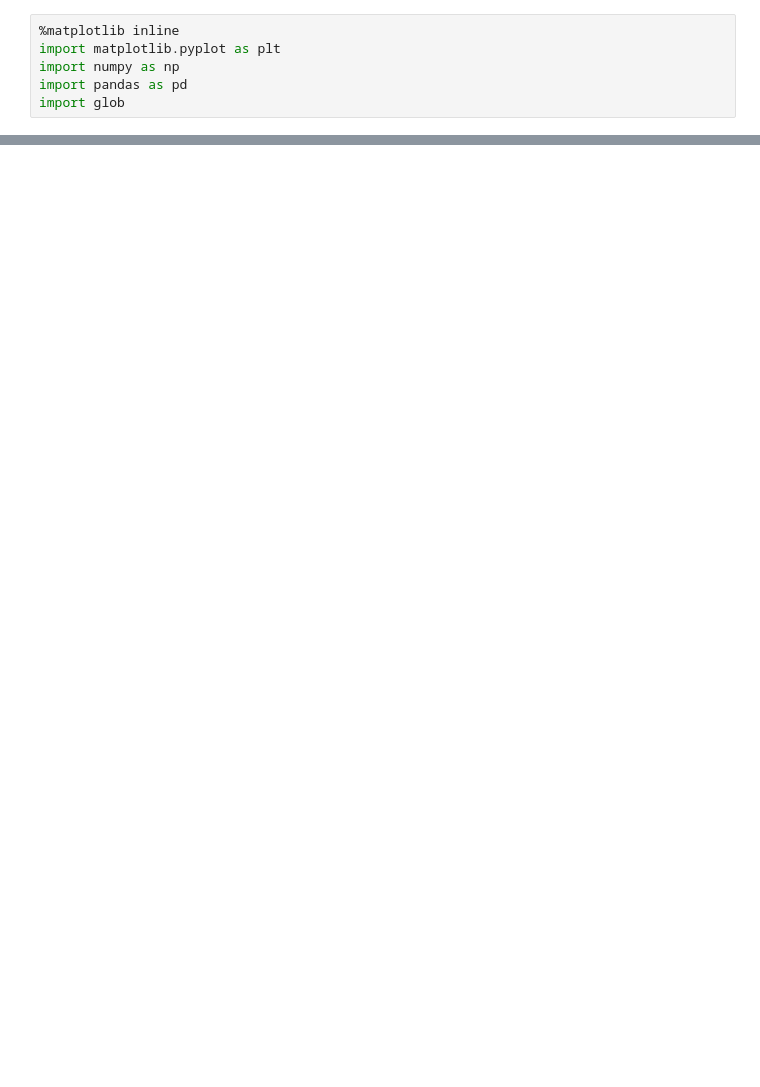
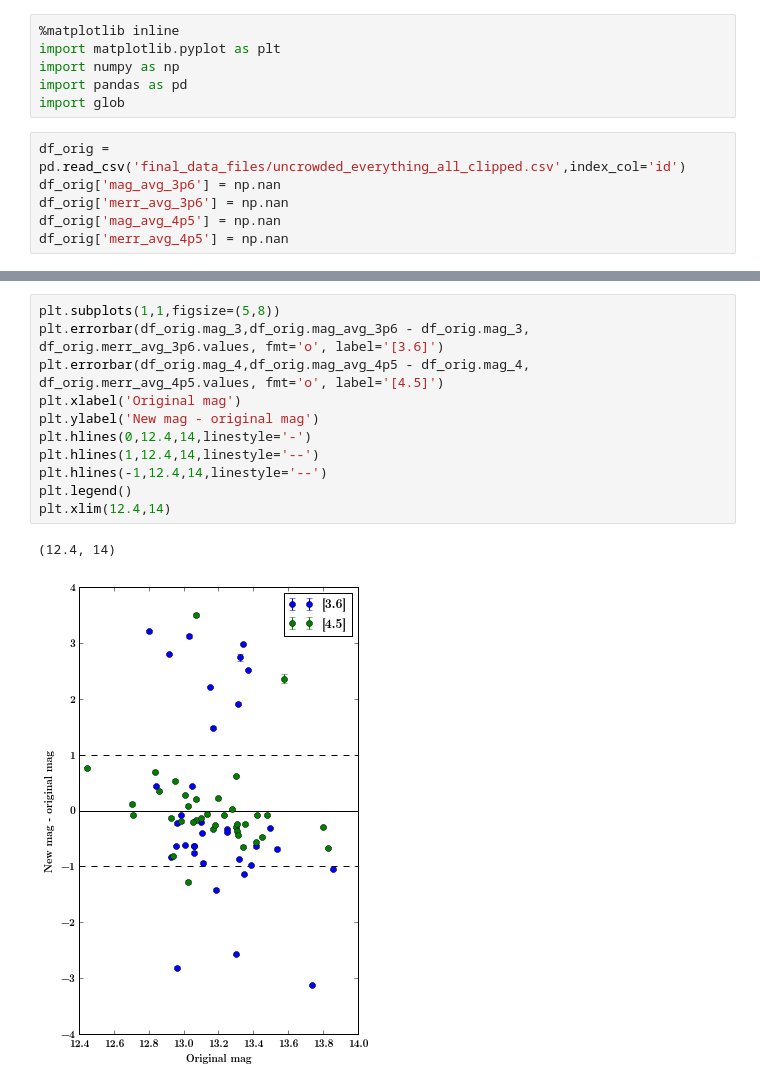
Before and after one commit to vickyscowcroft/omegaCen, a Jupyter notebook: reworked_fitting_code/make csv from new photometry.ipynb, the cells around one changed output, grey strips where cells are left out. Drawn from its saved outputs; the diff is of its cells as text; blank space fills up the shorter version.

```diff
--- a/reworked_fitting_code/make csv from new photometry.ipynb
+++ b/reworked_fitting_code/make csv from new photometry.ipynb
@@ -4,4 +4,10 @@ import matplotlib.pyplot as plt
 import numpy as np
 import pandas as pd
 import glob
+# %%
+df_orig = pd.read_csv('final_data_files/uncrowded_everything_all_clipped.csv',index_col='id')
+df_orig['mag_avg_3p6'] = np.nan
+df_orig['merr_avg_3p6'] = np.nan
+df_orig['mag_avg_4p5'] = np.nan
+df_orig['merr_avg_4p5'] = np.nan
 # %%
@@ -51,0 +39,14 @@ for f in cal_files:
+# %%
+plt.subplots(1,1,figsize=(5,8))
+plt.errorbar(df_orig.mag_3,df_orig.mag_avg_3p6 - df_orig.mag_3, df_orig.merr_avg_3p6.values, fmt='o', label='[3.6]')
+plt.errorbar(df_orig.mag_4,df_orig.mag_avg_4p5 - df_orig.mag_4, df_orig.merr_avg_4p5.values, fmt='o', label='[4.5]')
+plt.xlabel('Original mag')
+plt.ylabel('New mag - original mag')
+plt.hlines(0,12.4,14,linestyle='-')
+plt.hlines(1,12.4,14,linestyle='--')
+plt.hlines(-1,12.4,14,linestyle='--')
+plt.legend()
+plt.xlim(12.4,14)
+# %% [output]
+(12.4, 14)
+[figure, added]
```
Also changed, not shown: parts of 3 cells of this notebook.
